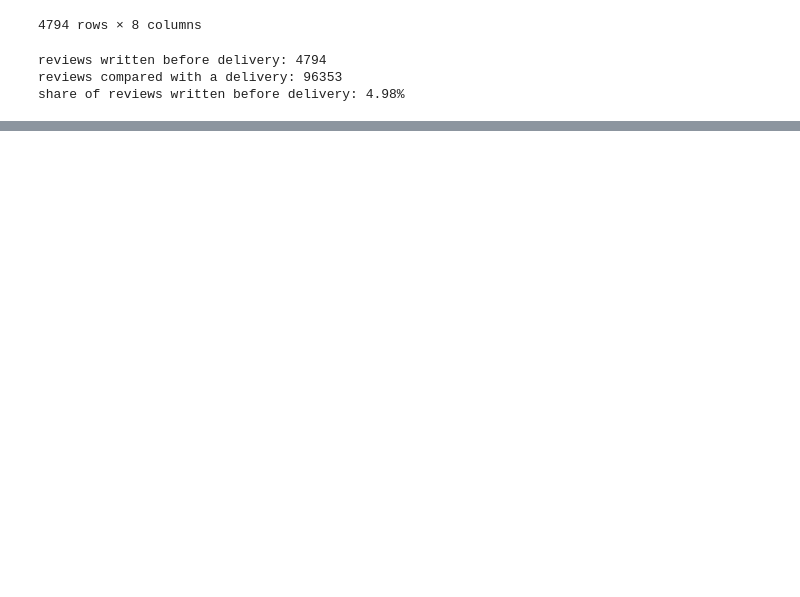
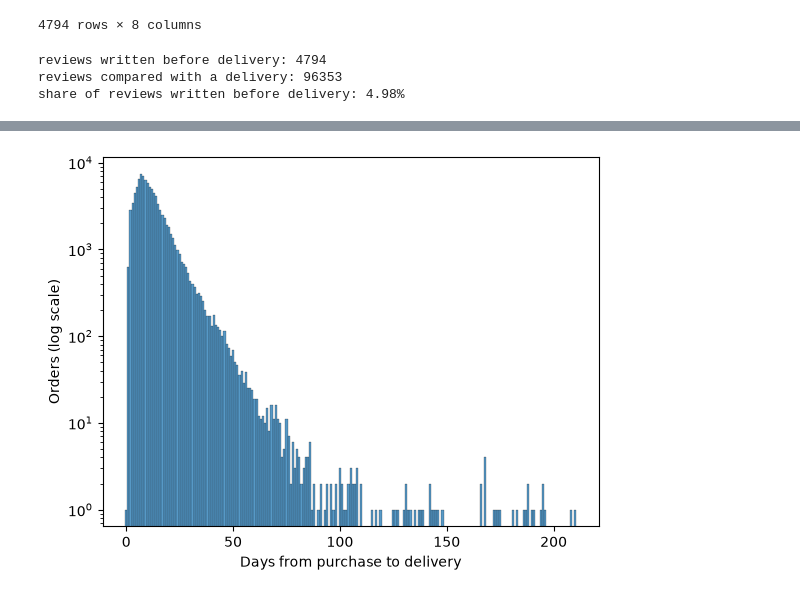
Before and after one commit to Spyrsial/olist-ecommerce-data-cleaning-eda, a Jupyter notebook: 02_exploratory_data_analysis.ipynb, the cells around one changed output, grey strips where cells are left out. Cells and saved outputs as stored; diff of their text form; code cells hidden in the pictures; blank space fills up the shorter version.

Commit message:
measured delivery time for 96,470 purchases and found a median of 10 days with a tail to 210

```diff
--- a/02_exploratory_data_analysis.ipynb
+++ b/02_exploratory_data_analysis.ipynb
@@ -294,0 +313,6 @@ Q0 closes the problems per customer and leaves the review score open. Delivery s
+# %%
+delivery_orders = purchases.loc[
+    purchases["order_delivered_customer_date"].notna(),
+    ["order_id", "order_purchase_timestamp", "order_delivered_customer_date"]
+]
+delivery_orders
@@ -294,0 +333,6 @@ Q0 closes the problems per customer and leaves the review score open. Delivery s
+# %%
+delivery_orders["delivery_days"] = (
+    delivery_orders["order_delivered_customer_date"].dt.normalize()
+    - delivery_orders["order_purchase_timestamp"].dt.normalize()
+).dt.days
+delivery_orders
@@ -294,0 +376,6 @@ Q0 closes the problems per customer and leaves the review score open. Delivery s
+# %%
+ax = sns.histplot(delivery_orders["delivery_days"], discrete=True)
+ax.set_yscale("log")
+ax.set(xlabel="Days from purchase to delivery", ylabel="Orders (log scale)");
+# %% [output]
+[figure, added]
```
Also changed, not shown: parts of 9 cells of this notebook.
